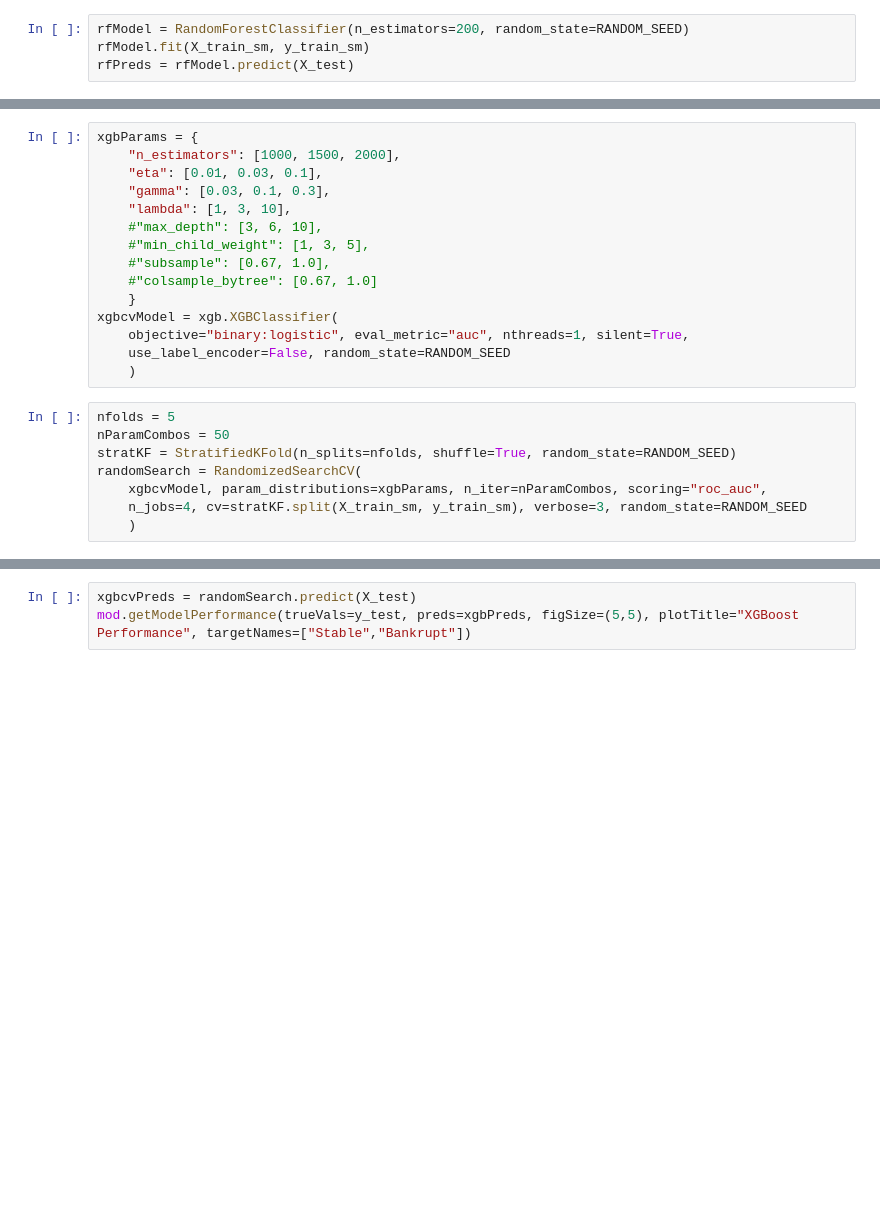
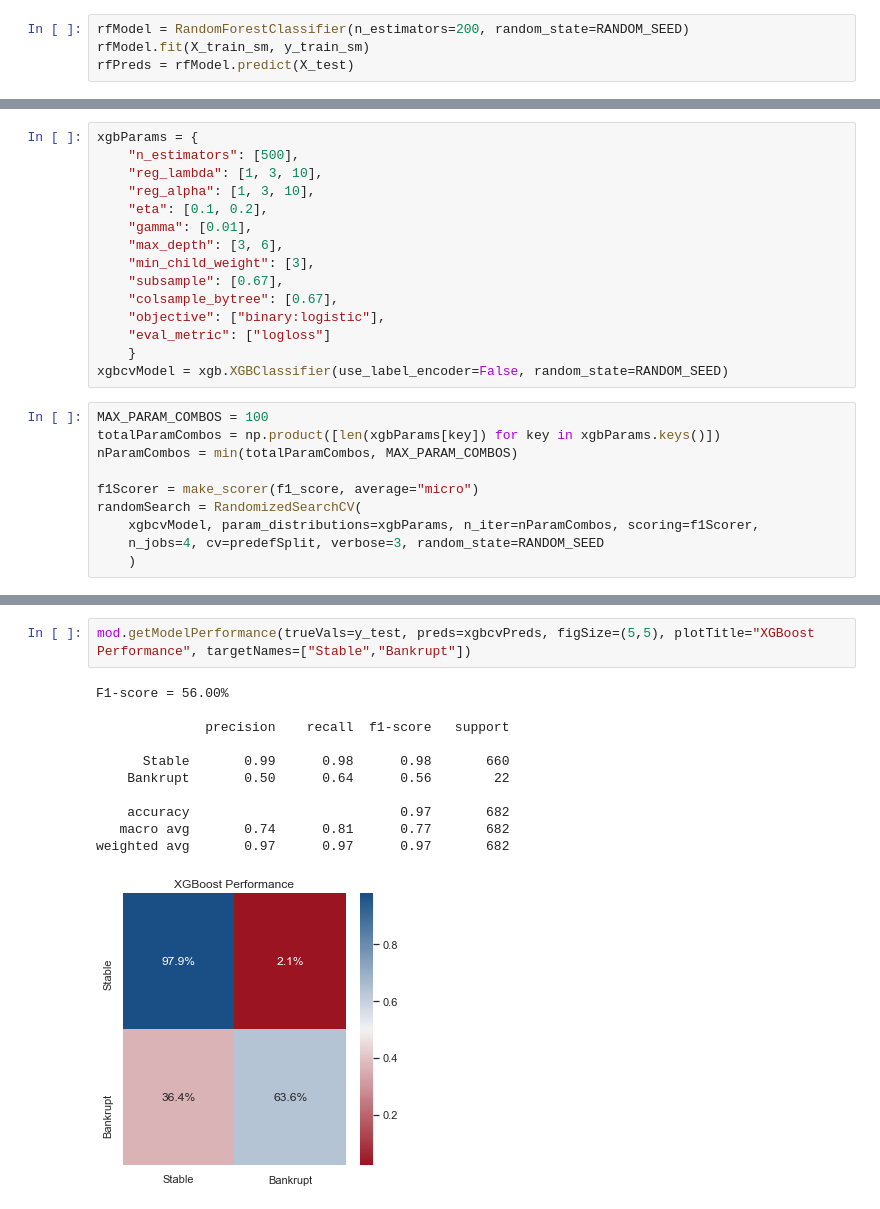
Before and after one commit to sinhars/Kaggle-Bankruptcy-Prediction, a Jupyter notebook: modelTraining.ipynb, the cells around one changed output, grey strips where cells are left out. Cells and saved outputs as stored; diff of their text form; blank space fills up the shorter version.

```diff
--- a/modelTraining.ipynb
+++ b/modelTraining.ipynb
@@ -65,25 +115,27 @@ mod.getModelPerformance(trueVals=y_test, preds=xgbPreds, figSize=(5,5), plotTitl
 # %%
 xgbParams = {
-    "n_estimators": [1000, 1500, 2000],
-    "eta": [0.01, 0.03, 0.1],
-    "gamma": [0.03, 0.1, 0.3],
-    "lambda": [1, 3, 10],
-    #"max_depth": [3, 6, 10],
-    #"min_child_weight": [1, 3, 5],
-    #"subsample": [0.67, 1.0],
-    #"colsample_bytree": [0.67, 1.0]
+    "n_estimators": [500],
+    "reg_lambda": [1, 3, 10],
+    "reg_alpha": [1, 3, 10],
+    "eta": [0.1, 0.2],
+    "gamma": [0.01],
+    "max_depth": [3, 6],
+    "min_child_weight": [3],
+    "subsample": [0.67],
+    "colsample_bytree": [0.67],
+    "objective": ["binary:logistic"],
+    "eval_metric": ["logloss"]
     }
-xgbcvModel = xgb.XGBClassifier(
-    objective="binary:logistic", eval_metric="auc", nthreads=1, silent=True,
-    use_label_encoder=False, random_state=RANDOM_SEED
-    )
+xgbcvModel = xgb.XGBClassifier(use_label_encoder=False, random_state=RANDOM_SEED)
 # %%
-nfolds = 5
-nParamCombos = 50
-stratKF = StratifiedKFold(n_splits=nfolds, shuffle=True, random_state=RANDOM_SEED)
+MAX_PARAM_COMBOS = 100
+totalParamCombos = np.product([len(xgbParams[key]) for key in xgbParams.keys()])
+nParamCombos = min(totalParamCombos, MAX_PARAM_COMBOS)
+
+f1Scorer = make_scorer(f1_score, average="micro")
 randomSearch = RandomizedSearchCV(
-    xgbcvModel, param_distributions=xgbParams, n_iter=nParamCombos, scoring="roc_auc",
-    n_jobs=4, cv=stratKF.split(X_train_sm, y_train_sm), verbose=3, random_state=RANDOM_SEED
+    xgbcvModel, param_distributions=xgbParams, n_iter=nParamCombos, scoring=f1Scorer,
+    n_jobs=4, cv=predefSplit, verbose=3, random_state=RANDOM_SEED
     )
 # %%
 startTime = time.time()
@@ -96,3 +175,14 @@ print("Best score from randomized grid search = %.4f" % randomSearch.best_score_
 # %%
-xgbcvPreds = randomSearch.predict(X_test)
-mod.getModelPerformance(trueVals=y_test, preds=xgbPreds, figSize=(5,5), plotTitle="XGBoost Performance", targetNames=["Stable","Bankrupt"])
+mod.getModelPerformance(trueVals=y_test, preds=xgbcvPreds, figSize=(5,5), plotTitle="XGBoost Performance", targetNames=["Stable","Bankrupt"])
+# %% [output]
+F1-score = 56.00%
+
+              precision    recall  f1-score   support
+
+      Stable       0.99      0.98      0.98       660
+    Bankrupt       0.50      0.64      0.56        22
+
+    accuracy                           0.97       682
+   macro avg       0.74      0.81      0.77       682
+weighted avg       0.97      0.97      0.97       682
+[figure, added]
```
Also changed, not shown: parts of 12 cells of this notebook, 4 other files.
